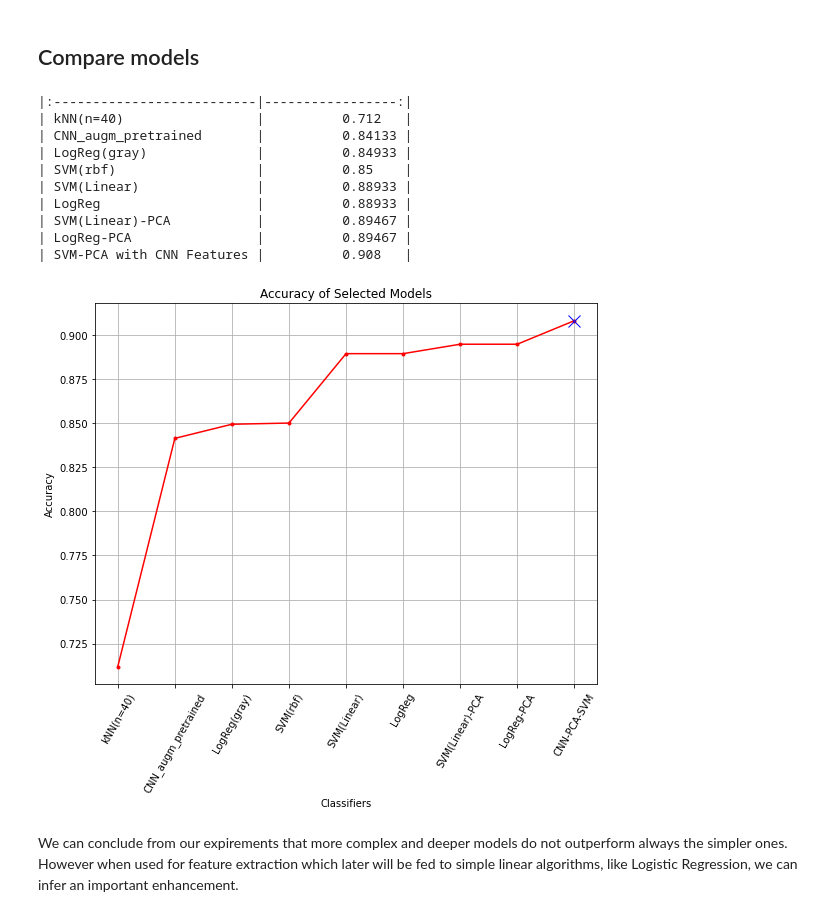
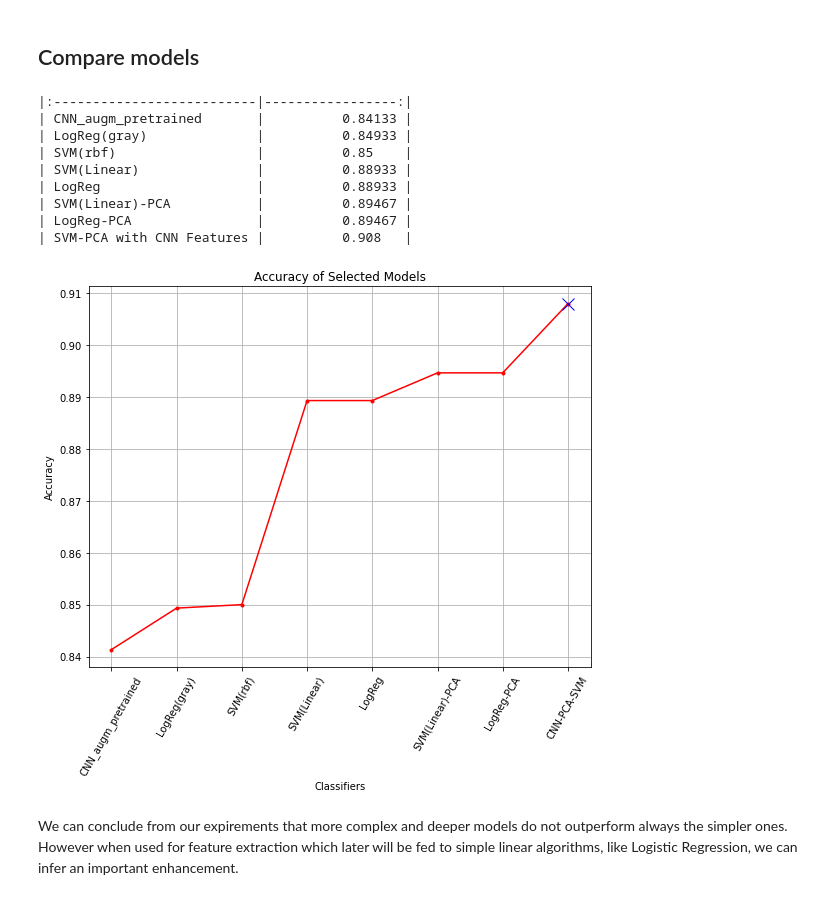
Before and after one commit to xeniakal/AMLS_20-21_SN20159465, a Jupyter notebook: A1/GenderClassification.ipynb, the cells around one changed output. Cells and saved outputs as stored; diff of their text form; code cells hidden in the pictures.

```diff
--- a/A1/GenderClassification.ipynb
+++ b/A1/GenderClassification.ipynb
@@ -326,18 +291,0 @@ Train model with optimal k on the whole Train Set and evaluate on Dev Set:
-# %%
-mean_error = [1 - x for x in cv_scores]
-
-# plot misclassification error vs k
-plt.plot(neighbors_l, mean_error)
-plt.xlabel('Number of Neighbors K')
-plt.ylabel('Misclassification Error')
-plt.show()
-
-# determining best k
-optimal_k = neighbors_l[mean_error.index(min(mean_error))]
-print("The optimal number of neighbors (calculated in the training set) is %d" % optimal_k)
-
-# για το optimal k παίρνουμε και τα αποτέλεσματα στο test set
-knn = neighbors.KNeighborsClassifier(n_neighbors = optimal_k)
-knn.fit(X_train, y_train)
-preds_kNN = knn.predict(X_dev)
-acc_kNN = Print_Classification_Results(y_dev,preds_kNN)
@@ -1250,7 +1181,6 @@ Accuracy Score:  92.400%
 # %% [markdown]
 ## Compare models
 # %%
-# acc_kNN=0.71200
 # acc_cnn_augm_pretrained=0.84133
 # acc_gray_lr=0.84933
 # acc_rbf_SVM=0.85000
@@ -1260,7 +1190,7 @@ Accuracy Score:  92.400%
 # acc_lr=0.88933
 # acc_lr_CNN = 0.90800
 
-data={'kNN(n=40)':[acc_kNN],'CNN_augm_pretrained':[acc_cnn_augm_pretrained],
+data={'CNN_augm_pretrained':[acc_cnn_augm_pretrained],
       'LogReg(gray)':[acc_gray_lr],'SVM(rbf)':[acc_rbf_SVM],
       'SVM(Linear)':[acc_Linear_SVM],'LogReg':[acc_lr],
       'SVM(Linear)-PCA':[acc_Linear_SVM_PCA],'LogReg-PCA':[acc_lr_PCA],'SVM-PCA with CNN Features':[acc_lr_CNN]}
@@ -1268,39 +1198,38 @@ df=pd.DataFrame.from_dict(data,orient='index',columns=['Accuracy Score'])
 df.sort_values(by=df.columns[0],ascending=False, inplace=False)
 print(df.to_markdown())
 
-accuracies = [acc_kNN, acc_cnn_augm_pretrained,acc_gray_lr, acc_rbf_SVM,
+accuracies = [acc_cnn_augm_pretrained,acc_gray_lr, acc_rbf_SVM,
               acc_Linear_SVM,acc_lr,acc_Linear_SVM_PCA,acc_lr_PCA,acc_lr_CNN]
 accuracies = np.array(accuracies)
-acc_list=["kNN(n=40)", "CNN_augm_pretrained","LogReg(gray)","SVM(rbf)",
+acc_list=["CNN_augm_pretrained","LogReg(gray)","SVM(rbf)",
            "SVM(Linear)","LogReg","SVM(Linear)-PCA","LogReg-PCA","CNN-PCA-SVM"]
 
 plt.figure(figsize=(9,7))
 plt.title('Accuracy of Selected Models')
 plt.plot(acc_list,accuracies, 'r.-')
 
 #spot maximum accuracy
 acc_max = np.array(accuracies).max()
 index=np.where(accuracies==acc_max)
 index = index[0][0]
 plt.plot(acc_list[index],acc_max,'x',color='b',markersize=12)
 
 plt.grid()
 plt.ylabel('Accuracy')
 plt.xlabel('Classifiers')
 plt.xticks(rotation=60)
 plt.show()
 # %% [output]
 |:--------------------------|-----------------:|
-| kNN(n=40)                 |          0.712   |
 | CNN_augm_pretrained       |          0.84133 |
 | LogReg(gray)              |          0.84933 |
 | SVM(rbf)                  |          0.85    |
 | SVM(Linear)               |          0.88933 |
 | LogReg                    |          0.88933 |
 | SVM(Linear)-PCA           |          0.89467 |
 | LogReg-PCA                |          0.89467 |
 | SVM-PCA with CNN Features |          0.908   |
-[figure, old version]
+[figure, new version]
 # %% [markdown]
 We can conclude from our expirements that more complex and deeper models do not outperform always the simpler ones.
 However when used for feature extraction which later will be fed to simple linear algorithms, like Logistic Regression, we can infer an important enhancement.
```
Also changed, not shown: parts of 11 cells of this notebook.
